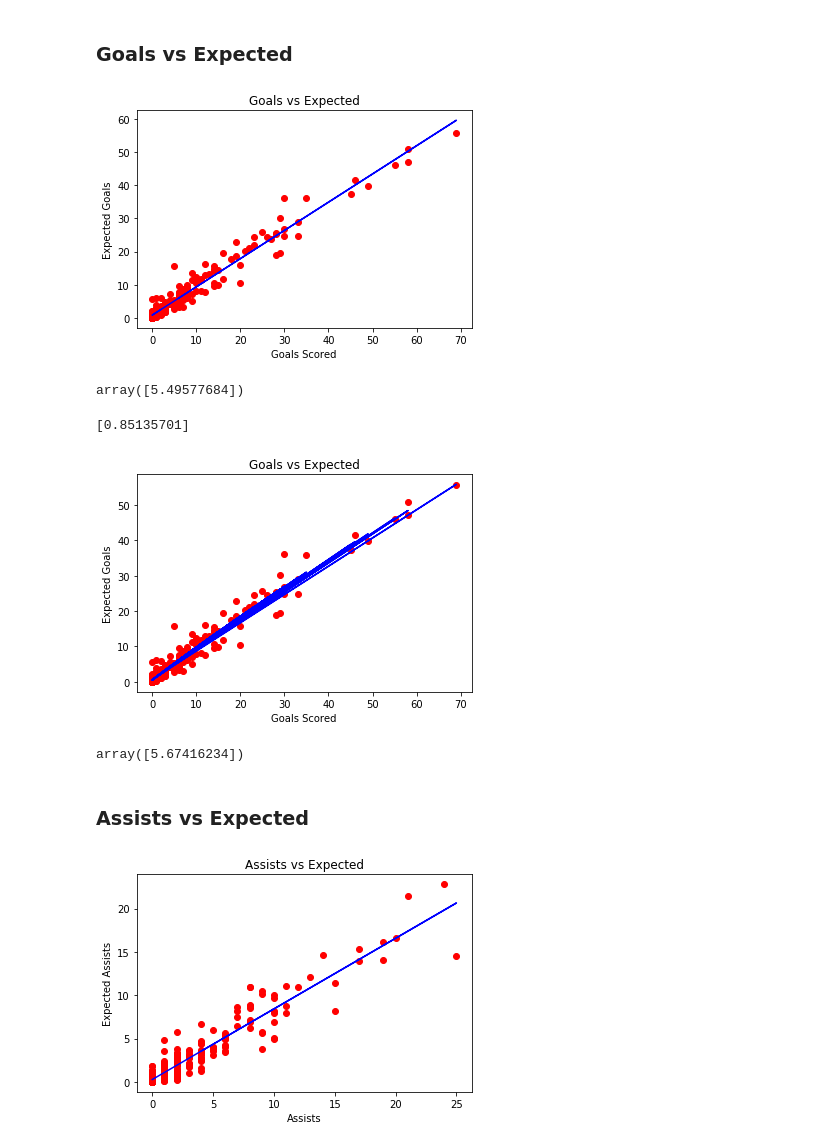
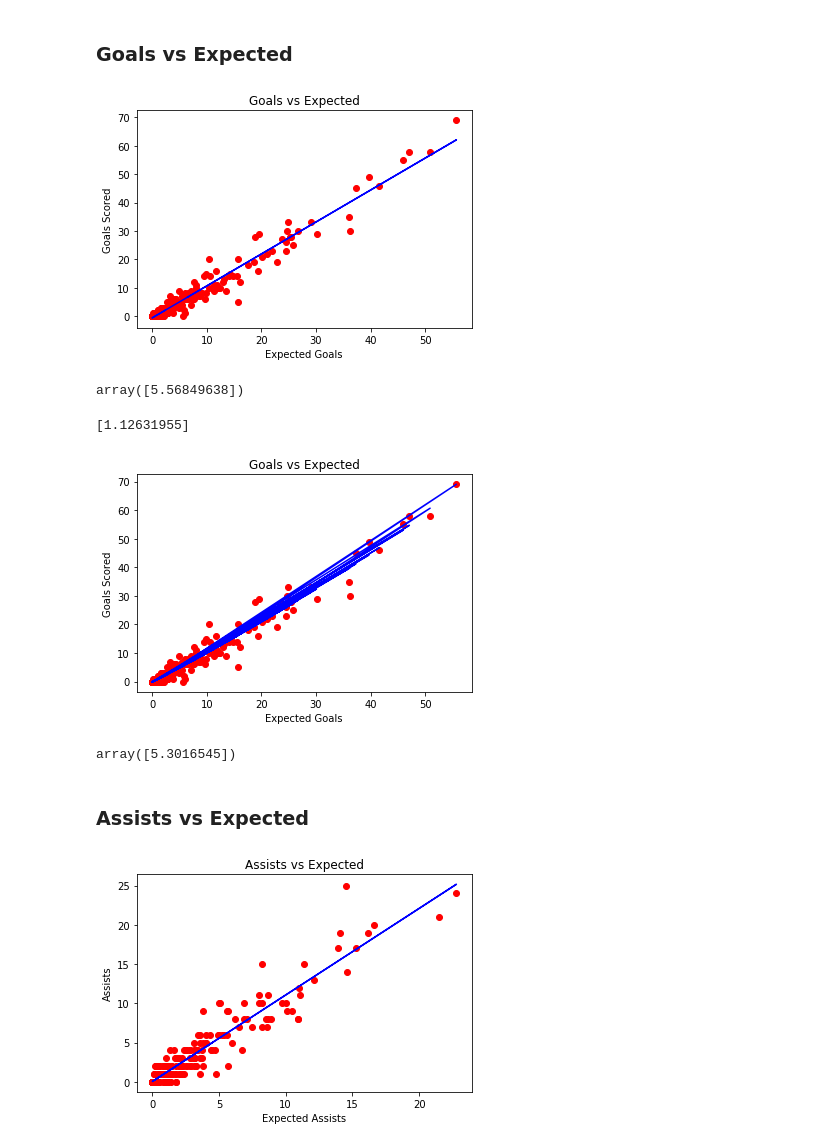
Before and after one commit to jbtrahin/soccer_masters, a Jupyter notebook: Forwards_Regression_Models.ipynb, the cells around one changed output. Drawn from its saved outputs; the diff is of its cells as text; code cells hidden in the pictures.

```diff
--- a/Forwards_Regression_Models.ipynb
+++ b/Forwards_Regression_Models.ipynb
@@ -16,8 +16,8 @@ FWD_17_20_df.head()
 # %% [markdown]
 ### Goals vs Expected
 # %%
-X = FWD_17_20_df.Gls.values.reshape(-1, 1)
-y = FWD_17_20_df.xG
+X = FWD_17_20_df.xG.values.reshape(-1, 1)
+y = FWD_17_20_df.Gls
 # %%
 # Fitting Linear Regression to the dataset
 lin_reg = LinearRegression()
@@ -28,49 +28,49 @@ def viz_linear():
     plt.scatter(X, y, color='red')
     plt.plot(X, lin_reg.predict(X), color='blue')
     plt.title('Goals vs Expected')
-    plt.xlabel('Goals Scored')
-    plt.ylabel('Expected Goals')
+    plt.xlabel('Expected Goals')
+    plt.ylabel('Goals Scored')
     plt.show()
     return
 viz_linear()
 # %% [output]
-[figure, old version]
+[figure, new version]
 # %%
 # Predicting a new result with Linear Regression
 lin_reg.predict([[5.5]])
 # %% [output]
-array([5.49577684])
+array([5.56849638])
 # %%
 model = LinearRegression()
 model.fit(X, y)
 print(model.coef_)
 # %% [output]
-[0.85135701]
+[1.12631955]
 # %%
 # Fitting Polynomial Regression to the dataset
 from sklearn.preprocessing import PolynomialFeatures
 poly_reg = PolynomialFeatures(degree=4)
 X_poly = poly_reg.fit_transform(X)
 pol_reg = LinearRegression()
 pol_reg.fit(X_poly, y)
 
 # Visualizing the Polymonial Regression results
 def viz_polymonial():
     plt.scatter(X, y, color='red')
     plt.plot(X, pol_reg.predict(poly_reg.fit_transform(X)), color='blue')
     plt.title('Goals vs Expected')
-    plt.xlabel('Goals Scored')
-    plt.ylabel('Expected Goals')
+    plt.xlabel('Expected Goals')
+    plt.ylabel('Goals Scored')
     plt.show()
     return
 viz_polymonial()
 # %% [output]
-[figure, old version]
+[figure, new version]
 # %%
 # Predicting a new result with Polymonial Regression
 pol_reg.predict(poly_reg.fit_transform([[5.5]]))
 # %% [output]
-array([5.67416234])
+array([5.3016545])
 # %% [markdown]
 ### Assists vs Expected
 # %%
@@ -86,13 +86,13 @@ def viz_linear():
     plt.scatter(X, y, color='red')
     plt.plot(X, lin_reg.predict(X), color='blue')
     plt.title('Assists vs Expected')
-    plt.xlabel('Assists')
-    plt.ylabel('Expected Assists')
+    plt.xlabel('Expected Assists')
+    plt.ylabel('Assists')
     plt.show()
     return
 viz_linear()
 # %% [output]
-[figure, old version]
+[figure, new version]
 # %%
 # Predicting a new result with Linear Regression
 lin_reg.predict([[5.5]])
```
Also changed, not shown: parts of 5 cells of this notebook.
